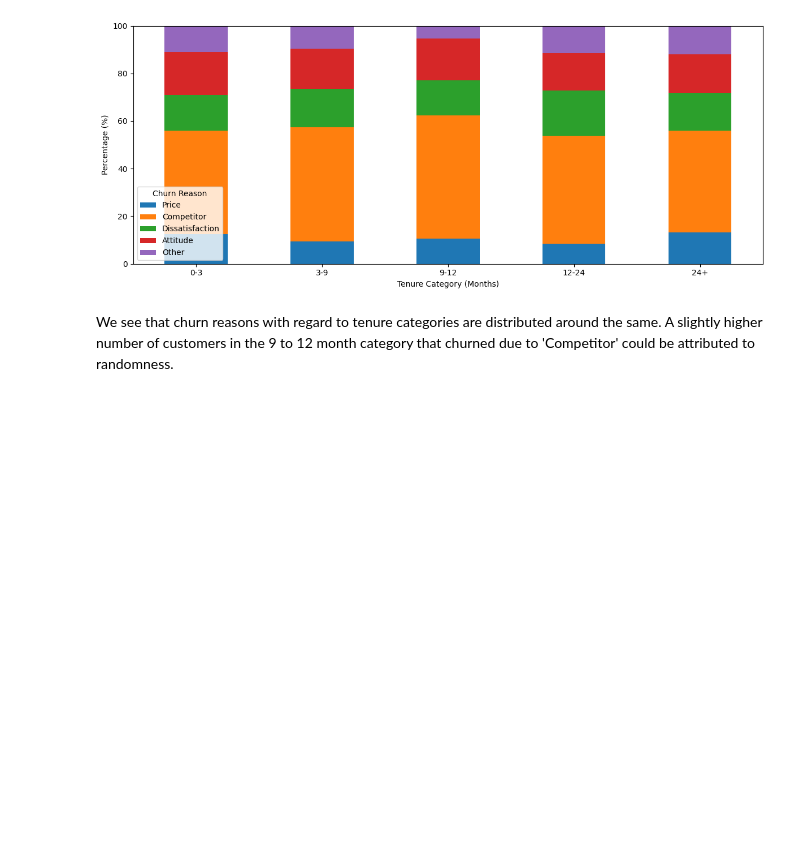
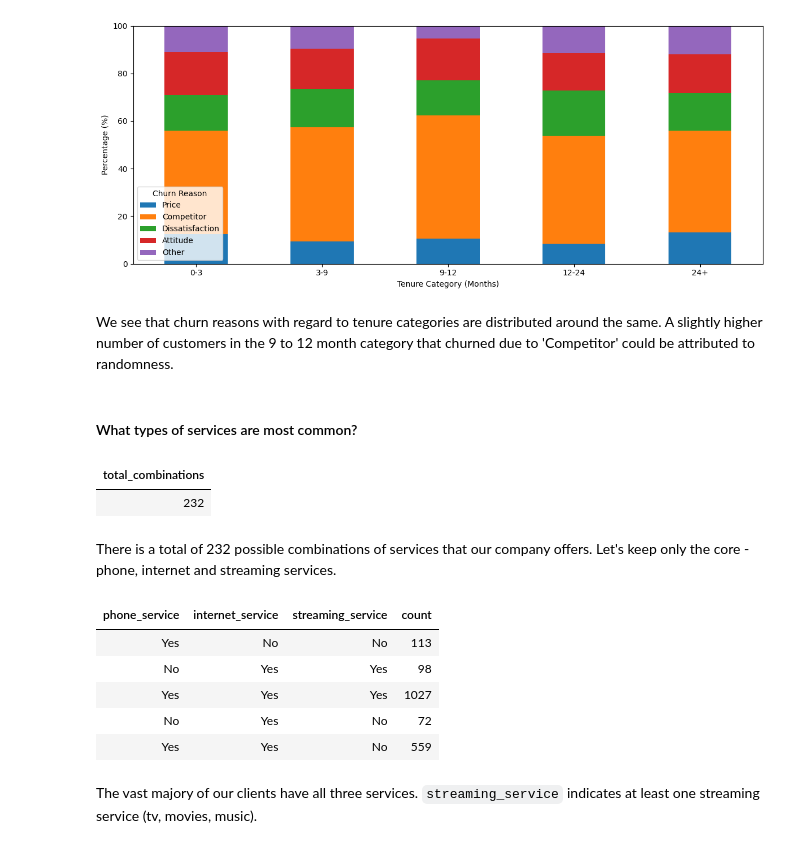
Before and after one commit to Mykolazaz/telco-churn-analysis, a Jupyter notebook: main.ipynb, the cells around one changed output. Saved outputs shown, nothing was run; the diff lists cells and outputs as text; code cells hidden in the pictures; blank space fills up the shorter version.

Commit message:
Service popularity analysis

```diff
--- a/main.ipynb
+++ b/main.ipynb
@@ -418,3 +418,66 @@ plt.show()
 [figure]
 # %% [markdown]
 We see that churn reasons with regard to tenure categories are distributed around the same. A slightly higher number of customers in the 9 to 12 month category that churned due to 'Competitor' could be attributed to randomness.
+# %% [markdown]
+#### What types of services are most common?
+# %%
+%%sql
+SELECT COUNT(*) as total_combinations
+FROM
+    (
+        SELECT
+            phone_service,
+            unlimited_data,
+            internet_service,
+            online_security,
+            online_backup,
+            device_protection,
+            premium_tech_support,
+            streaming_tv,
+            streaming_movies,
+            streaming_music
+        FROM
+            status
+            LEFT JOIN services ON status.customer_id = services.customer_id
+        WHERE
+            churn_value = True
+        GROUP BY
+            phone_service,
+            unlimited_data,
+            internet_service,
+            online_security,
+            online_backup,
+            device_protection,
+            premium_tech_support,
+            streaming_tv,
+            streaming_movies,
+            streaming_music
+    )
+# %% [output]
+| total_combinations |
+| 232 |
+# %% [markdown]
+There is a total of 232 possible combinations of services that our company offers. Let's keep only the core - phone, internet and streaming services.
+# %%
+%%sql
+SELECT phone_service,
+        internet_service,
+        CASE
+            WHEN streaming_tv = 'Yes' OR streaming_movies = 'Yes' OR streaming_music = 'Yes' THEN 'Yes'
+            ELSE 'No'
+        END AS streaming_service,
+        COUNT(*)
+FROM status LEFT JOIN services ON status.customer_id = services.customer_id
+WHERE churn_value = True
+GROUP BY phone_service,
+        internet_service,
+        streaming_service
+# %% [output]
+| phone_service | internet_service | streaming_service | count |
+| Yes | No | No | 113 |
+| No | Yes | Yes | 98 |
+| Yes | Yes | Yes | 1027 |
+| No | Yes | No | 72 |
+| Yes | Yes | No | 559 |
+# %% [markdown]
+The vast majory of our clients have all three services. `streaming_service` indicates at least one streaming service (tv, movies, music).
```
